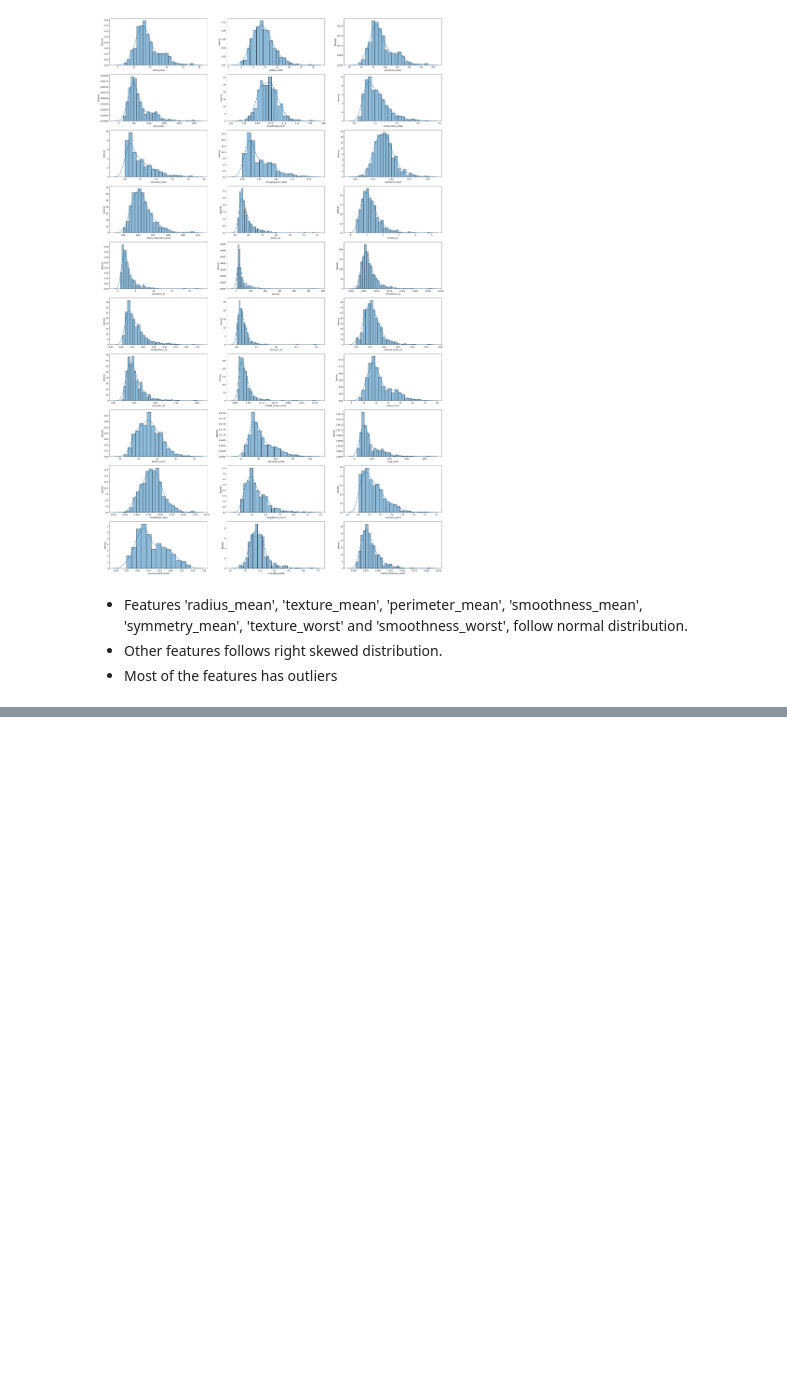
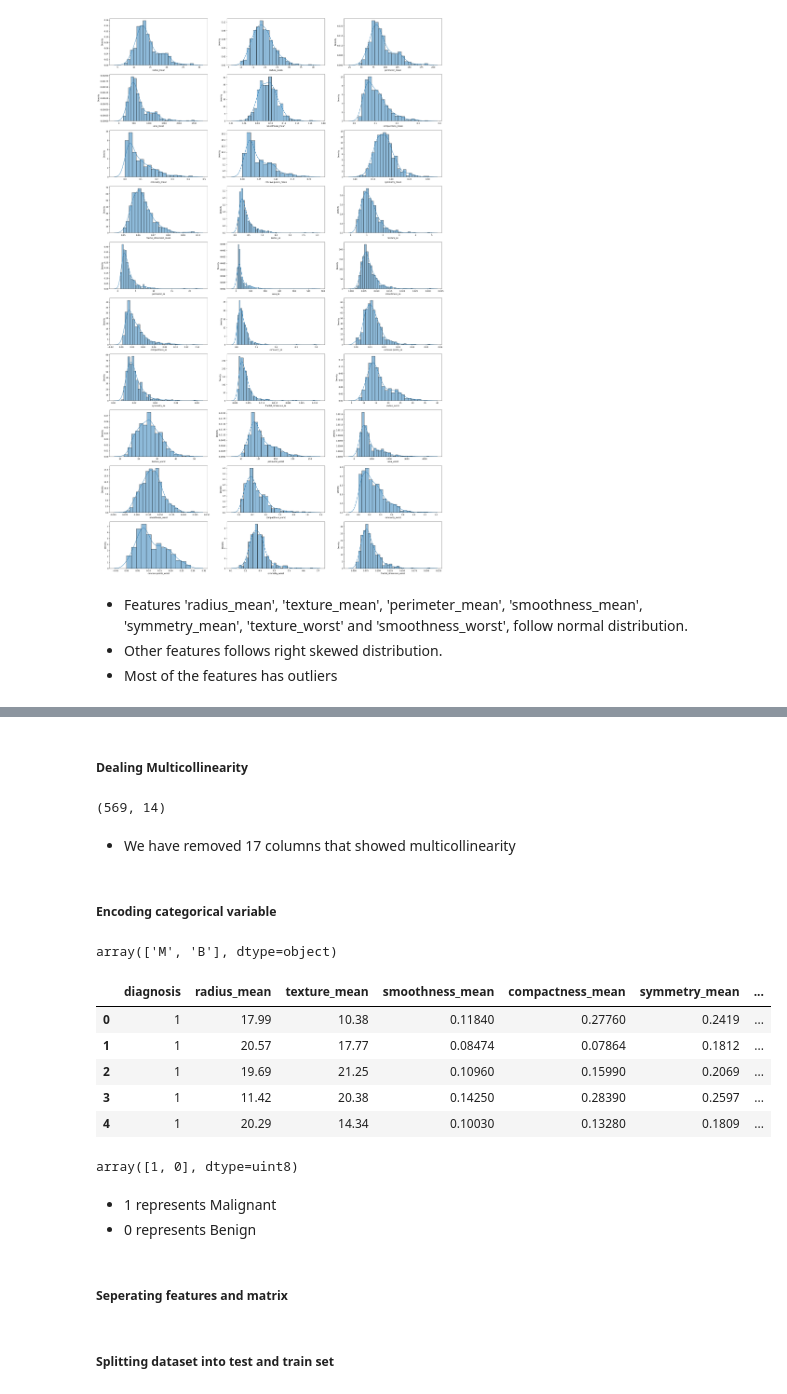
Before and after one commit to mubarakmayyeri/breast-cancer-classification, a Jupyter notebook: breast_cancer_classification.ipynb, the cells around one changed output, grey strips where cells are left out. Cells and saved outputs as stored; diff of their text form; code cells hidden in the pictures; blank space fills up the shorter version.

Commit message:
preprocessing done

```diff
--- a/breast_cancer_classification.ipynb
+++ b/breast_cancer_classification.ipynb
@@ -194,0 +195,3 @@ Features showing multicollinearity :
+# %%
+#making copy of dataframe for preprocessing
+data = df.copy()
@@ -194,0 +232,38 @@ Features showing multicollinearity :
+# %% [markdown]
+##### Dealing Multicollinearity
+# %%
+#removig columns with multicollinearity
+
+data = data.drop(correlatd_col, axis=1)
+data.shape
+# %% [output]
+(569, 14)
+# %% [markdown]
+* We have removed 17 columns that showed multicollinearity
+# %% [markdown]
+##### Encoding categorical variable
+# %%
+data['diagnosis'].unique()
+# %% [output]
+array(['M', 'B'], dtype=object)
+# %%
+#doing one-hot encoding
+
+data['diagnosis'] = pd.get_dummies(data.diagnosis, drop_first=True)
+data.head()
+# %% [output]
+|  | diagnosis | radius_mean | texture_mean | smoothness_mean | compactness_mean | symmetry_mean | ... |
+| 0 | 1 | 17.99 | 10.38 | 0.11840 | 0.27760 | 0.2419 | ... |
+| 1 | 1 | 20.57 | 17.77 | 0.08474 | 0.07864 | 0.1812 | ... |
+| 2 | 1 | 19.69 | 21.25 | 0.10960 | 0.15990 | 0.2069 | ... |
+| 3 | 1 | 11.42 | 20.38 | 0.14250 | 0.28390 | 0.2597 | ... |
+| 4 | 1 | 20.29 | 14.34 | 0.10030 | 0.13280 | 0.1809 | ... |
+# %%
+data['diagnosis'].unique()
+# %% [output]
+array([1, 0], dtype=uint8)
+# %% [markdown]
+* 1 represents Malignant
+* 0 represents Benign
+# %% [markdown]
+##### Seperating features and matrix
@@ -194,0 +273,2 @@ Features showing multicollinearity :
+# %% [markdown]
+##### Splitting dataset into test and train set
```
Also changed, not shown: parts of 21 cells of this notebook, 2 other files.
